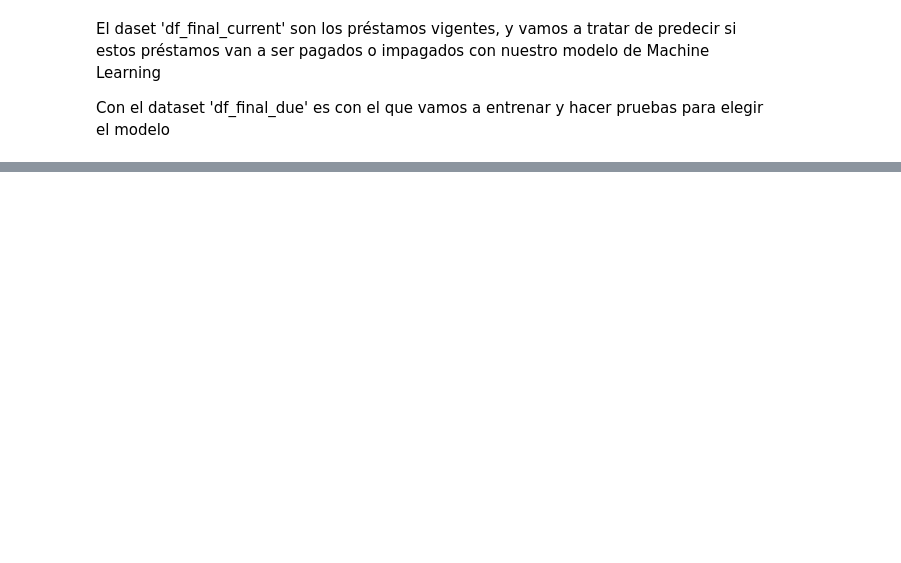
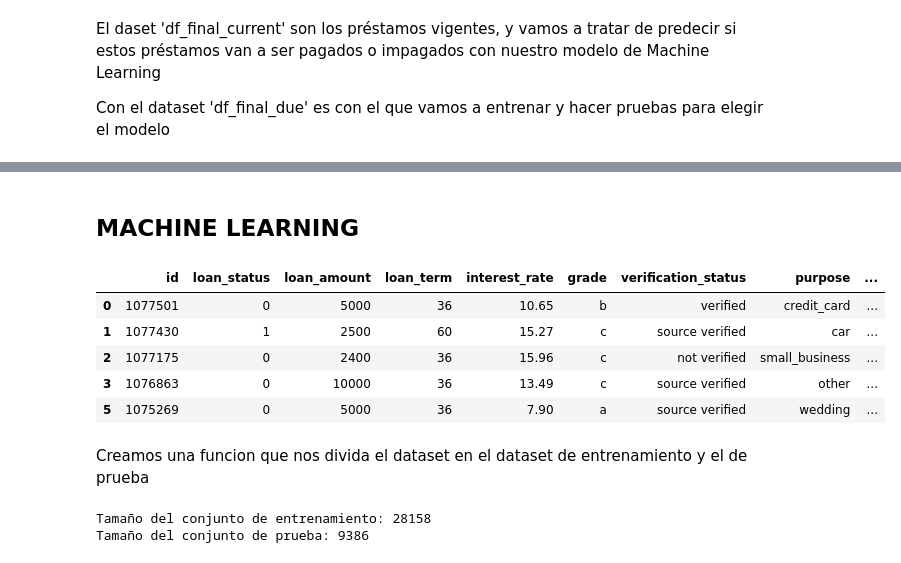
Before and after one commit to manuelangelrodr/ML_Lending_Club_Loans, a Jupyter notebook: src/notebooks/ML_Provisional.ipynb, the cells around one changed output, grey strips where cells are left out. Saved outputs shown, nothing was run; the diff lists cells and outputs as text; code cells hidden in the pictures; blank space fills up the shorter version.

```diff
--- a/src/notebooks/ML_Provisional.ipynb
+++ b/src/notebooks/ML_Provisional.ipynb
@@ -781,0 +819,13 @@ memory usage: 5.4+ MB
+# %% [markdown]
+## MACHINE LEARNING ##
+# %%
+df.head(5)
+# %% [output]
+|  | id | loan_status | loan_amount | loan_term | interest_rate | grade | verification_status | purpose | ... |
+| 0 | 1077501 | 0 | 5000 | 36 | 10.65 | b | verified | credit_card | ... |
+| 1 | 1077430 | 1 | 2500 | 60 | 15.27 | c | source verified | car | ... |
+| 2 | 1077175 | 0 | 2400 | 36 | 15.96 | c | not verified | small_business | ... |
+| 3 | 1076863 | 0 | 10000 | 36 | 13.49 | c | source verified | other | ... |
+| 5 | 1075269 | 0 | 5000 | 36 | 7.90 | a | source verified | wedding | ... |
+# %% [markdown]
+Creamos una funcion que nos divida el dataset en el dataset de entrenamiento y el de prueba
@@ -781,0 +852,9 @@ memory usage: 5.4+ MB
+# %%
+X_train, X_test, y_train, y_test = dividir_dataset(df, test_size=0.25, random_state=42)
+
+# Imprimir tamaños de los conjuntos de entrenamiento y prueba
+print("Tamaño del conjunto de entrenamiento:", len(X_train))
+print("Tamaño del conjunto de prueba:", len(X_test))
+# %% [output]
+Tamaño del conjunto de entrenamiento: 28158
+Tamaño del conjunto de prueba: 9386
```
Also changed, not shown: parts of 23 cells of this notebook, 3 other files.
